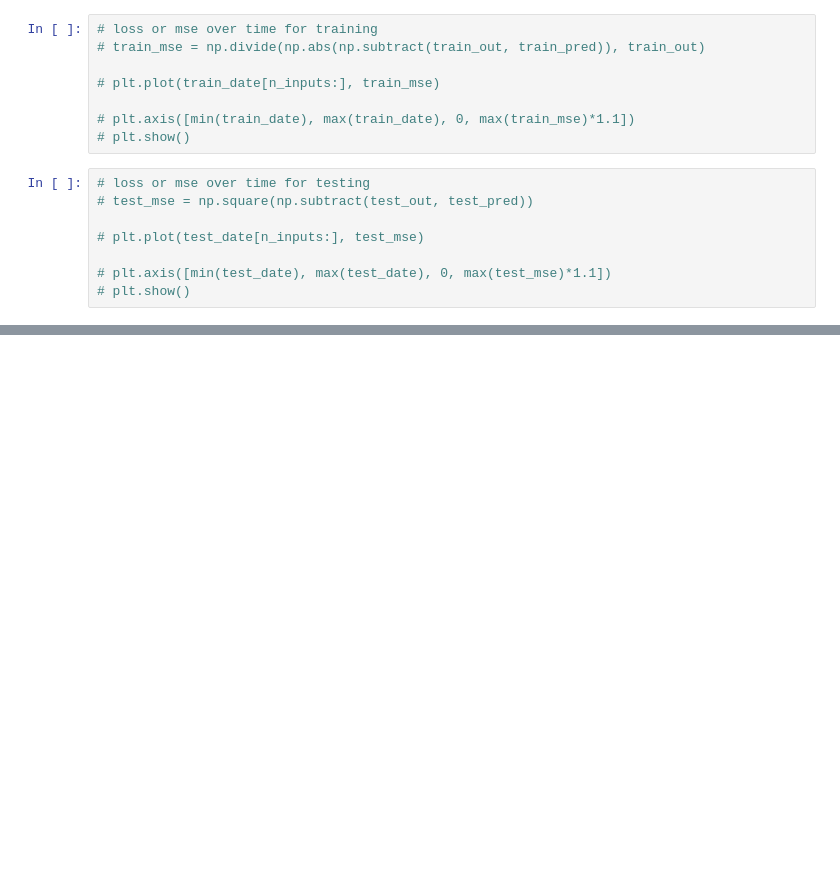
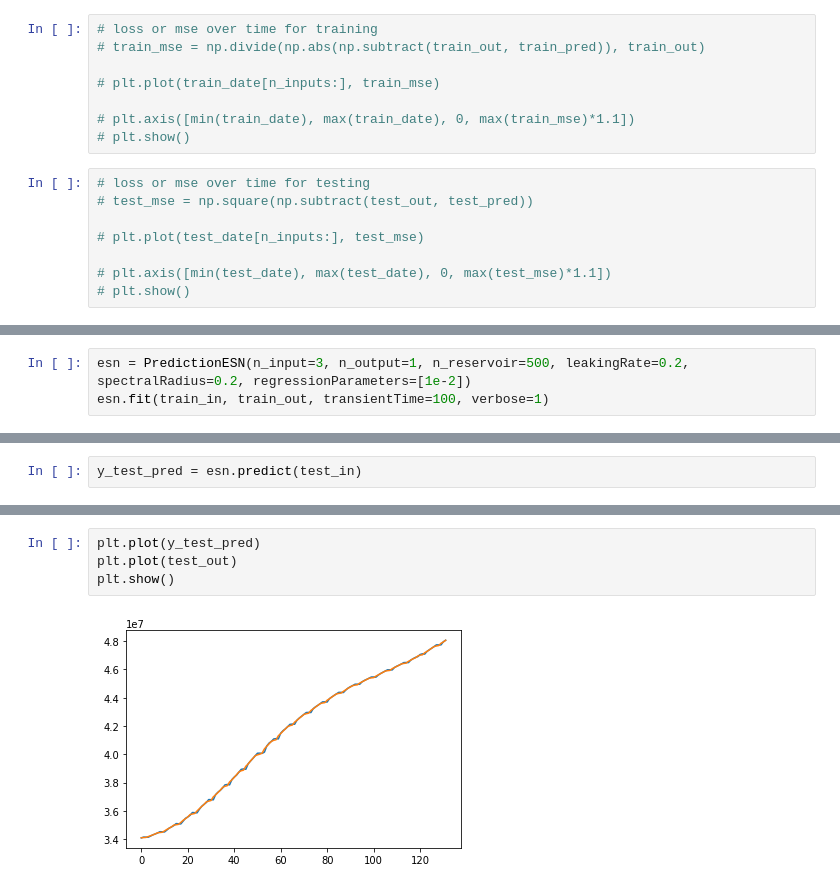
Before and after one commit to arons1618/CMSC421-Final-Project, a Jupyter notebook: Final Project.ipynb, the cells around one changed output, grey strips where cells are left out. Cells and saved outputs as stored; diff of their text form; blank space fills up the shorter version.

```diff
--- a/Final Project.ipynb
+++ b/Final Project.ipynb
@@ -203,0 +187,3 @@ plt.show()
+# %%
+esn = PredictionESN(n_input=3, n_output=1, n_reservoir=500, leakingRate=0.2, spectralRadius=0.2, regressionParameters=[1e-2])
+esn.fit(train_in, train_out, transientTime=100, verbose=1)
@@ -203,0 +193,2 @@ plt.show()
+# %%
+y_test_pred = esn.predict(test_in)
@@ -203,0 +215,6 @@ plt.show()
+# %%
+plt.plot(y_test_pred)
+plt.plot(test_out)
+plt.show()
+# %% [output]
+[figure, added]
```
Also changed, not shown: parts of 10 cells of this notebook.
